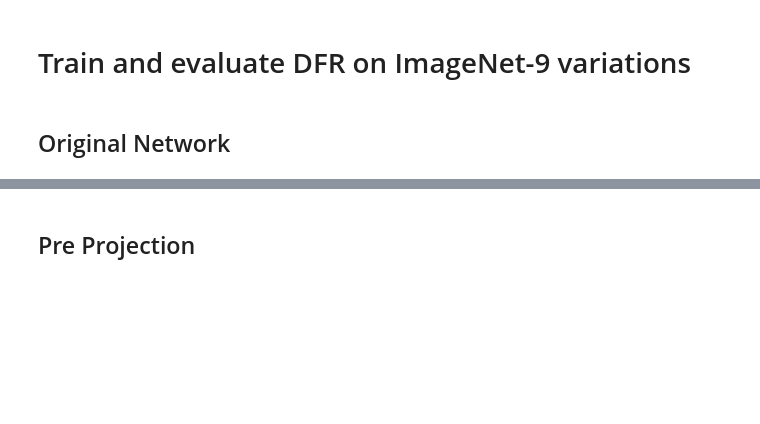
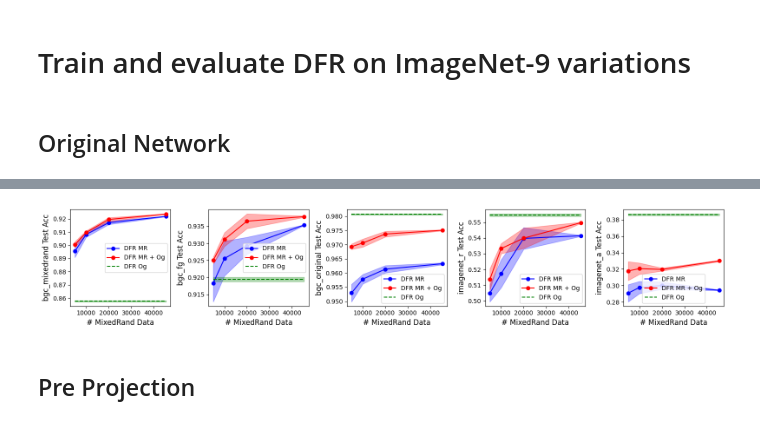
Before and after one commit to jiayini1119/projection-head-experiments, a Jupyter notebook: bg_challenge/all_original_imagenet9_bg_dfr.ipynb, the cells around one changed output, grey strips where cells are left out. Cells and saved outputs as stored; diff of their text form; code cells hidden in the pictures; blank space fills up the shorter version.

```diff
--- a/bg_challenge/all_original_imagenet9_bg_dfr.ipynb
+++ b/bg_challenge/all_original_imagenet9_bg_dfr.ipynb
@@ -300,0 +280,25 @@ plot_all_results_indv(mixrand_results_ns_ori, combo_results_ns_ori, results_orig
+# %%
+use_prev_layer = False
+
+eval_path_dict = {
+    "imagenet_r": f"/home/jennyni/datasets/imagenet-r/29_imagenet-r_{use_prev_layer}_val_standardSL_embeddings.npz",
+    "imagenet_a": f"/home/jennyni/datasets/imagenet-a/29_imagenet-a_{use_prev_layer}_val_standardSL_embeddings.npz",
+    "bgc_original": f"/home/jennyni/datasets/bg_challenge/original/29_bg_challenge_{use_prev_layer}_val_standardSL_embeddings.npz",
+    "bgc_fg": f"/home/jennyni/datasets/bg_challenge/only_fg/29_bg_challenge_{use_prev_layer}_val_standardSL_embeddings.npz",
+    "bgc_mixedrand": f"/home/jennyni/datasets/bg_challenge/mixed_rand/29_bg_challenge_{use_prev_layer}_val_standardSL_embeddings.npz",
+}
+
+eval_datasets = {k: load_embeddings(p) for k, p in eval_path_dict.items()}
+
+train_path_dict = {
+    "bgc_original": f"/home/jennyni/datasets/original/29_bg_challenge_{use_prev_layer}_train_standardSL_embeddings.npz",
+    "bgc_mixedrand": f"/home/jennyni/datasets/mixed_rand/29_bg_challenge_{use_prev_layer}_train_standardSL_embeddings.npz",
+
+}
+train_datasets = {k: load_embeddings(p) for k, p in train_path_dict.items()}
+# %%
+_, results_original_no = run_experiment(train_datasets, eval_datasets,
+                                                num_mixrand=0, num_original=-1, lr=learning_rate, num_seeds=num_seeds, n_epochs=num_epochs,
+                                                weight_decay=100/45405)
+
+print_results(results_original_no)
@@ -301,3 +338,7 @@ plot_all_results_indv(mixrand_results_ns_ori, combo_results_ns_ori, results_orig
+# %%
+plot_all_results_indv(mixrand_results_ns_no, combo_results_ns_no, results_original_no)
+# %% [output]
+[figure, added]
 # %% [markdown]
 ## Pre Projection
 # %%
```
Also changed, not shown: parts of 17 cells of this notebook, 3 other files.
